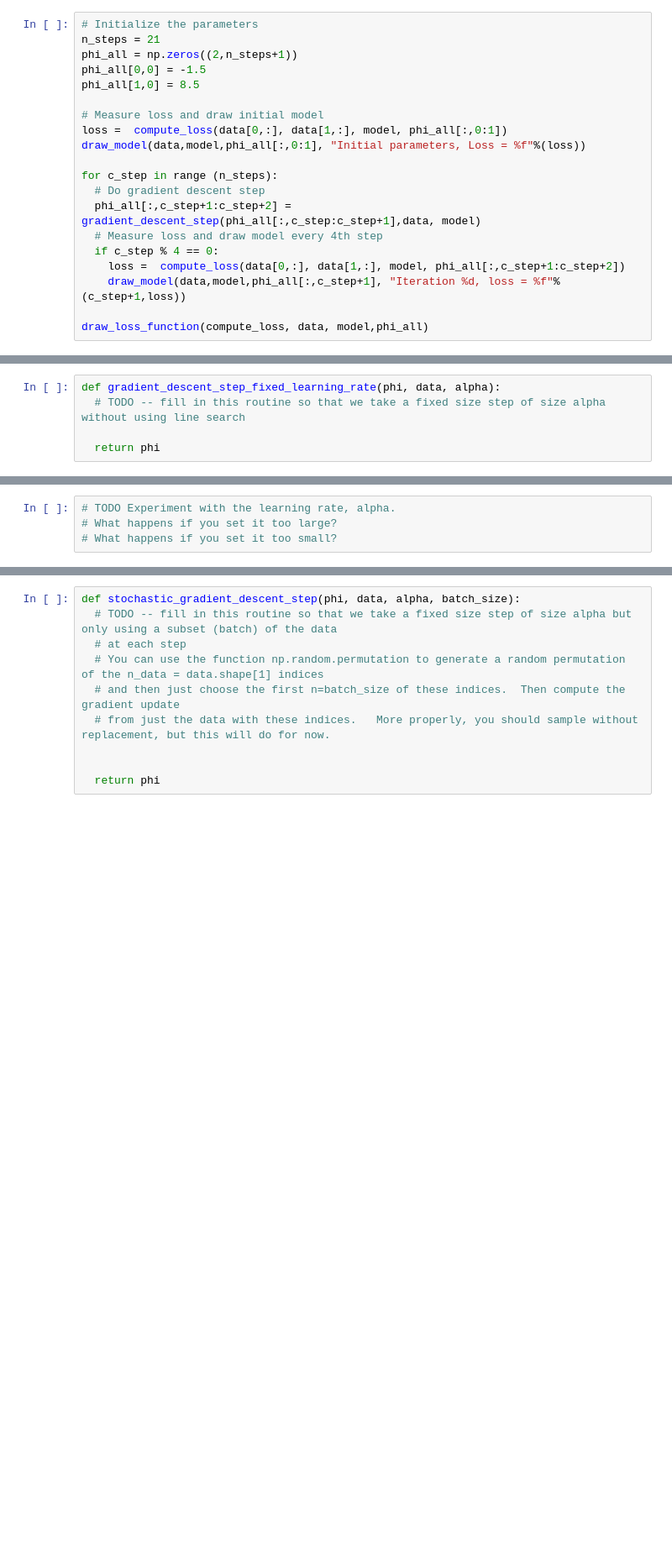
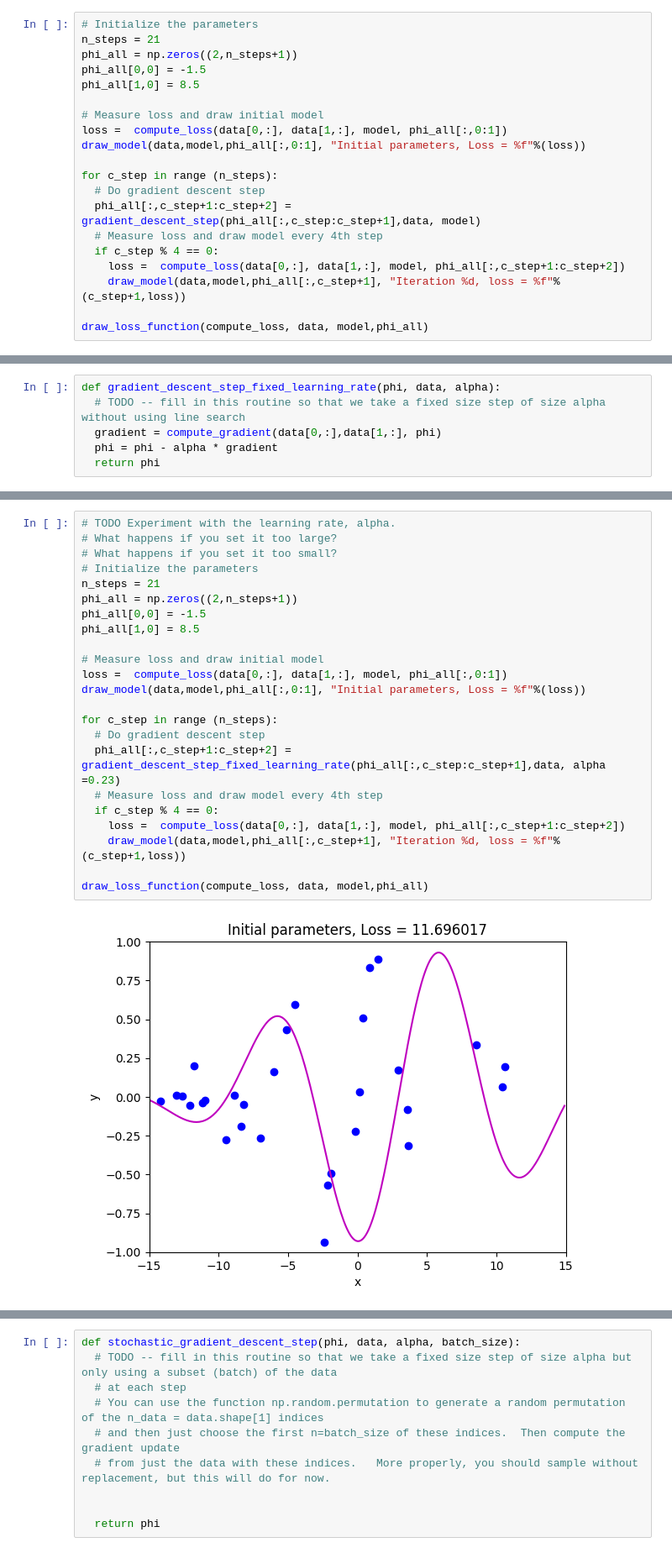
Before and after one commit to kai0511/udlbook, a Jupyter notebook: Notebooks/Chap06/6_3_Stochastic_Gradient_Descent.ipynb, the cells around one changed output, grey strips where cells are left out. Shown at 84% size. Drawn from its saved outputs; the diff is of its cells as text; blank space fills up the shorter version.

```diff
--- a/Notebooks/Chap06/6_3_Stochastic_Gradient_Descent.ipynb
+++ b/Notebooks/Chap06/6_3_Stochastic_Gradient_Descent.ipynb
@@ -244,7 +276,8 @@ draw_loss_function(compute_loss, data, model,phi_all)
 # %%
 def gradient_descent_step_fixed_learning_rate(phi, data, alpha):
   # TODO -- fill in this routine so that we take a fixed size step of size alpha without using line search
-
+  gradient = compute_gradient(data[0,:],data[1,:], phi)
+  phi = phi - alpha * gradient
   return phi
 # %%
 # Initialize the parameters
@@ -269,4 +311,25 @@ draw_loss_function(compute_loss, data, model,phi_all)
-# %%
-# TODO Experiment with the learning rate, alpha.
-# What happens if you set it too large?
-# What happens if you set it too small?
+# %%
+# TODO Experiment with the learning rate, alpha.
+# What happens if you set it too large?
+# What happens if you set it too small?
+# Initialize the parameters
+n_steps = 21
+phi_all = np.zeros((2,n_steps+1))
+phi_all[0,0] = -1.5
+phi_all[1,0] = 8.5
+
+# Measure loss and draw initial model
+loss =  compute_loss(data[0,:], data[1,:], model, phi_all[:,0:1])
+draw_model(data,model,phi_all[:,0:1], "Initial parameters, Loss = %f"%(loss))
+
+for c_step in range (n_steps):
+  # Do gradient descent step
+  phi_all[:,c_step+1:c_step+2] = gradient_descent_step_fixed_learning_rate(phi_all[:,c_step:c_step+1],data, alpha =0.23)
+  # Measure loss and draw model every 4th step
+  if c_step % 4 == 0:
+    loss =  compute_loss(data[0,:], data[1,:], model, phi_all[:,c_step+1:c_step+2])
+    draw_model(data,model,phi_all[:,c_step+1], "Iteration %d, loss = %f"%(c_step+1,loss))
+
+draw_loss_function(compute_loss, data, model,phi_all)
+# %% [output]
+[figure, added]
```
Also changed, not shown: parts of 7 cells of this notebook.
